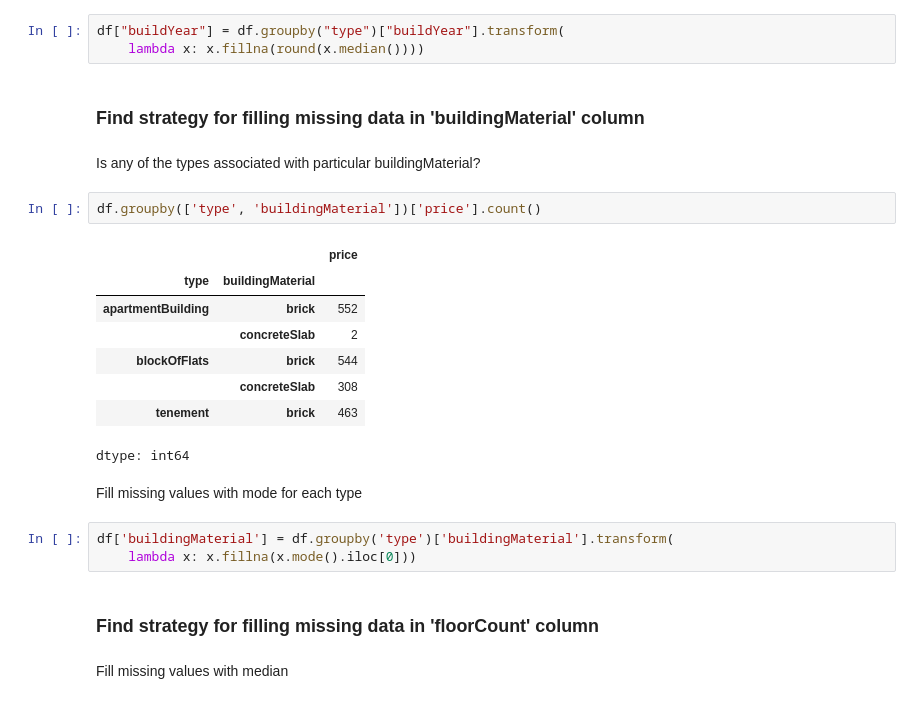
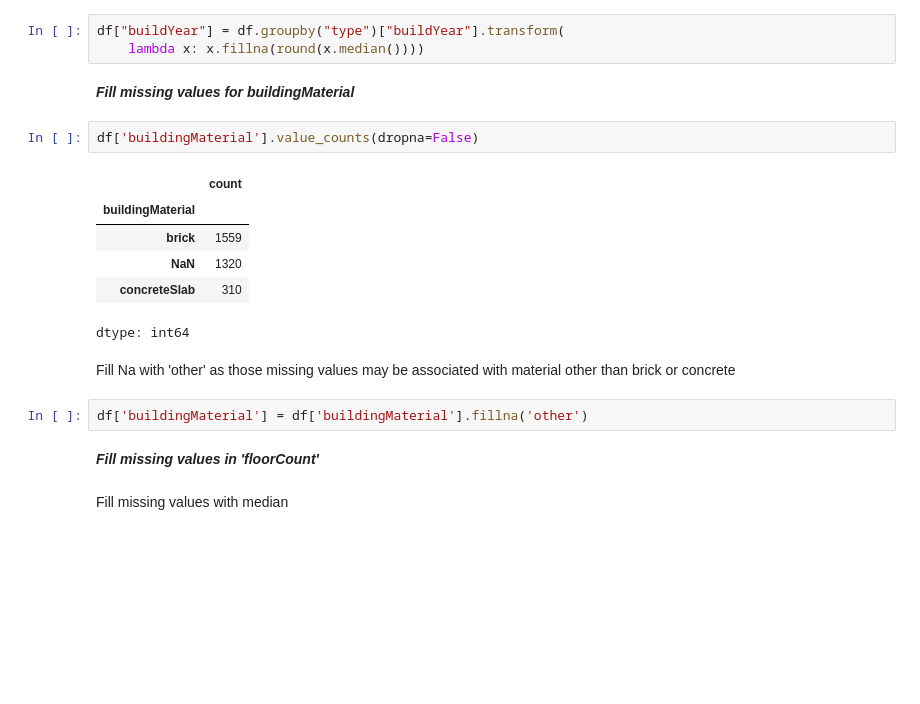
Before and after one commit to turekmagdalena/DataScienceProjects, a Jupyter notebook: Apartment_Prices_in_Poland/notebooks/1_data_and_feature_preparation.ipynb, the cells around one changed output. Cells and saved outputs as stored; diff of their text form; blank space fills up the shorter version.

```diff
--- a/Apartment_Prices_in_Poland/notebooks/1_data_and_feature_preparation.ipynb
+++ b/Apartment_Prices_in_Poland/notebooks/1_data_and_feature_preparation.ipynb
@@ -292,28 +273,23 @@ Fill missing values with median for each type
 # %%
 df["buildYear"] = df.groupby("type")["buildYear"].transform(
     lambda x: x.fillna(round(x.median())))
-# %% [markdown]
-### Find strategy for filling missing data in 'buildingMaterial' column
-# %% [markdown]
-Is any of the types associated with particular buildingMaterial?
-# %%
-df.groupby(['type', 'buildingMaterial'])['price'].count()
-# %% [output]
-|  |  | price |
-| type | buildingMaterial |  |
-| apartmentBuilding | brick | 552 |
-|  | concreteSlab | 2 |
-| blockOfFlats | brick | 544 |
-|  | concreteSlab | 308 |
-| tenement | brick | 463 |
-dtype: int64
-# %% [markdown]
-Fill missing values with mode for each type
+# %% [markdown]
+***Fill missing values for buildingMaterial***
+# %%
+df['buildingMaterial'].value_counts(dropna=False)
+# %% [output]
+|  | count |
+| buildingMaterial |  |
+| brick | 1559 |
+| NaN | 1320 |
+| concreteSlab | 310 |
+dtype: int64
+# %% [markdown]
+Fill Na with 'other' as those missing values may be associated with material other than brick or concrete
 # %%
-df['buildingMaterial'] = df.groupby('type')['buildingMaterial'].transform(
-    lambda x: x.fillna(x.mode().iloc[0]))
+df['buildingMaterial'] = df['buildingMaterial'].fillna('other')
 # %% [markdown]
-### Find strategy for filling missing data in 'floorCount' column
+***Fill missing values in 'floorCount'***
 # %% [markdown]
 Fill missing values with median
 # %%
```
Also changed, not shown: parts of 52 cells of this notebook.
